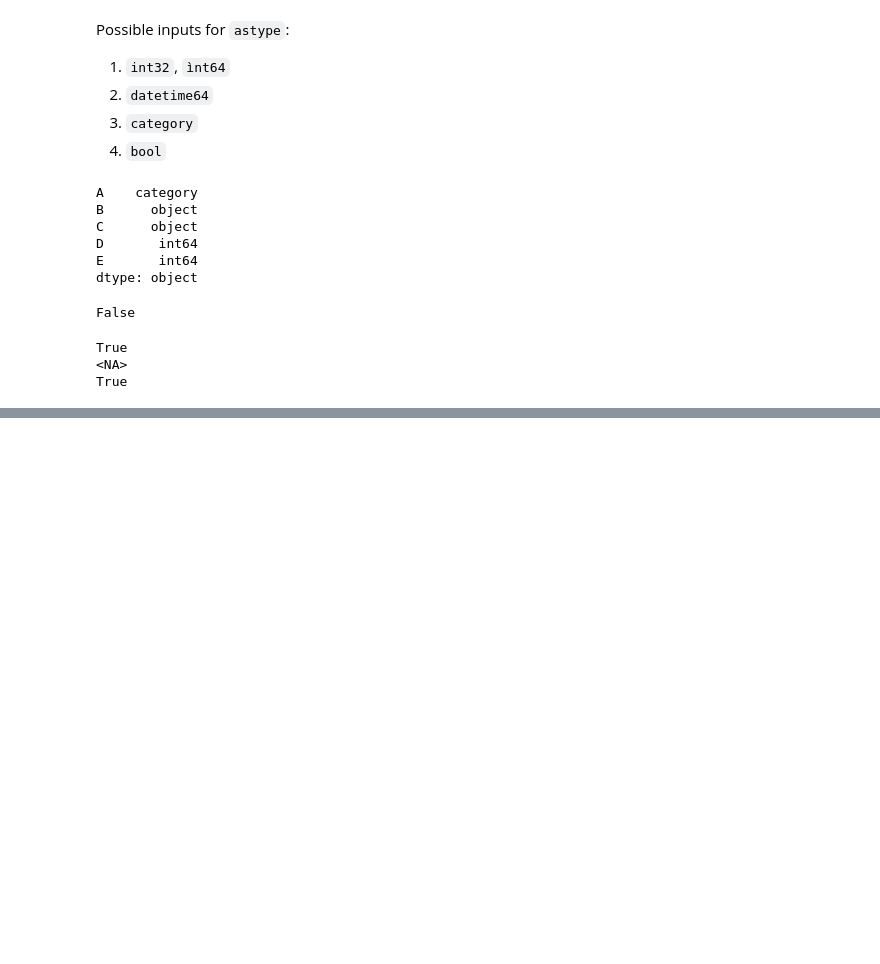
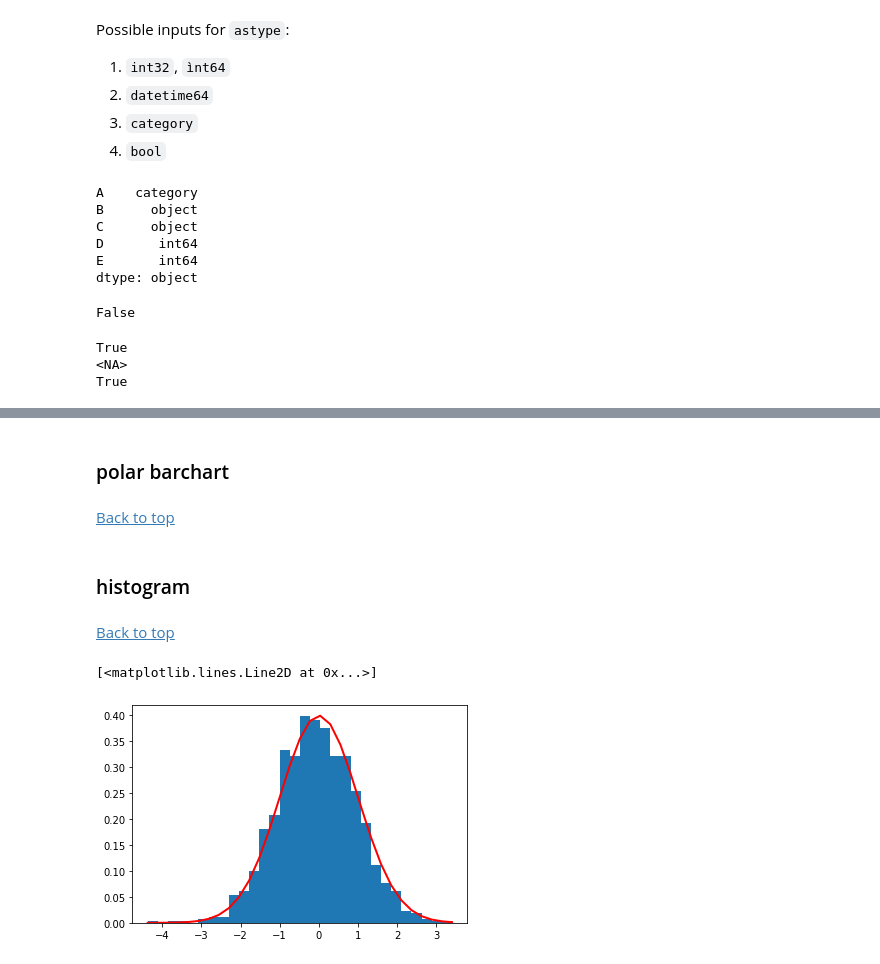
Before and after one commit to tohcejasmine/Notes, a Jupyter notebook: WIP/learning-pandas-practice.ipynb, the cells around one changed output, grey strips where cells are left out. Cells and saved outputs as stored; diff of their text form; code cells hidden in the pictures; blank space fills up the shorter version.

```diff
--- a/WIP/learning-pandas-practice.ipynb
+++ b/WIP/learning-pandas-practice.ipynb
@@ -976,0 +1108,24 @@ True
+# %% [markdown]
+### polar barchart
+# %% [markdown]
+[Back to top](#Plotting-and-Visualisation)
+# %% [markdown]
+### histogram
+# %% [markdown]
+[Back to top](#Plotting-and-Visualisation)
+# %%
+normal_data = np.random.normal(0, 1, 1000) # mean 0, stddev 0, num obs 1000
+counts, bins, ignored = plt.hist(x=normal_data,
+                                 bins=30, # if int: num of equal-width bins
+                                          # if sequence: bin edges (left-inclusive)
+                                 density=True) # return probability density
+mu = 0 # mean
+sigma = 1 # stddev
+plt.plot(bins,
+         1/(sigma * np.sqrt(2 * np.pi)) *
+         np.exp( - (bins - mu)**2 / (2 * sigma**2) ),
+         linewidth=2,
+         color='r')
+# %% [output]
+[<matplotlib.lines.Line2D at 0x...>]
+[figure, added]
```
Also changed, not shown: parts of 22 cells of this notebook.
